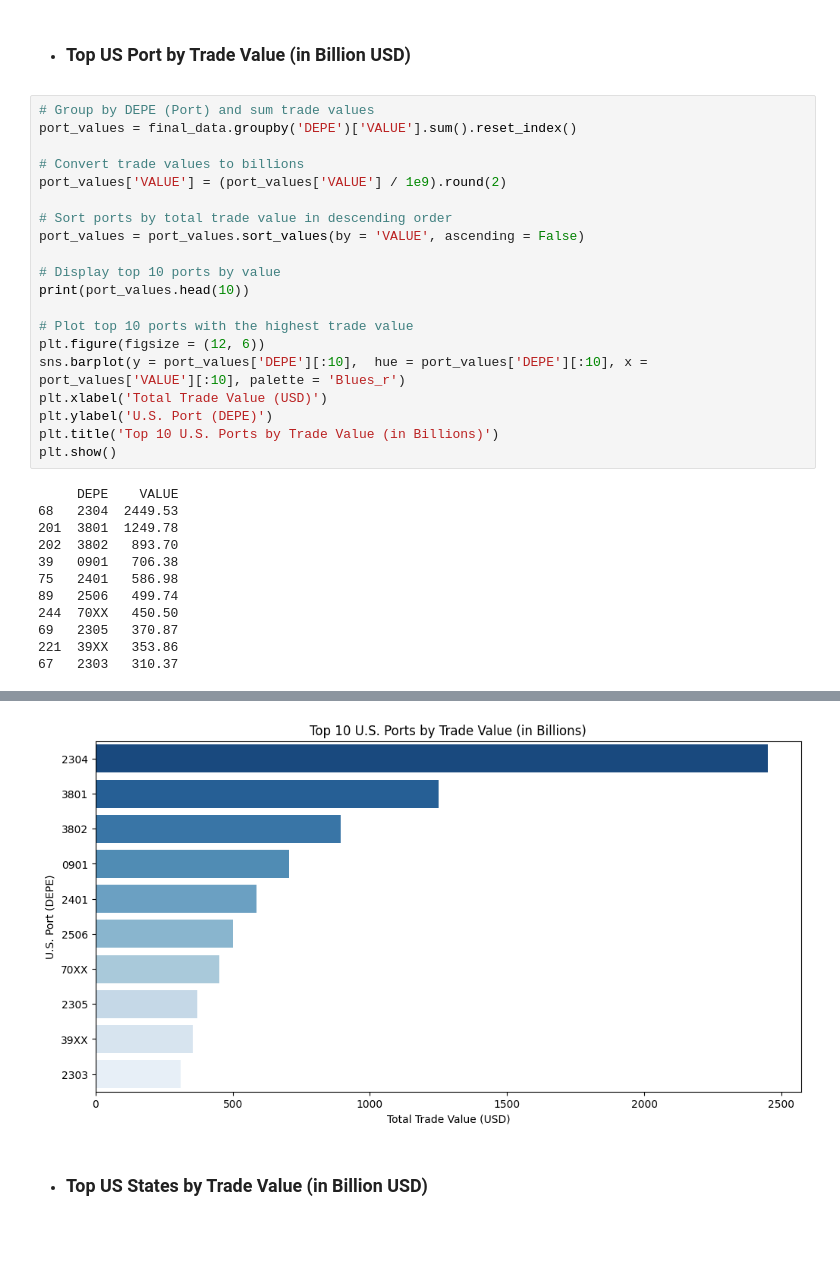
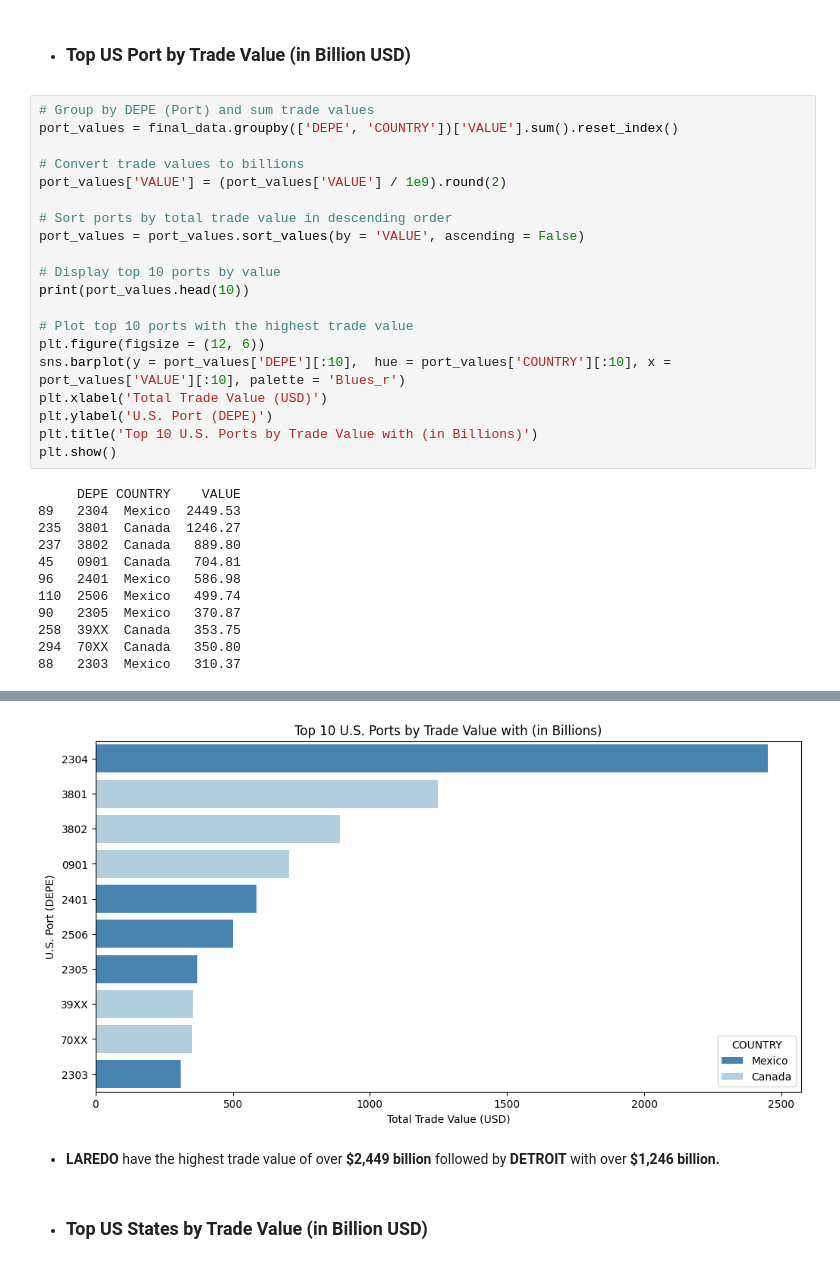
Before and after one commit to matth-adenyo/TransBorder_Freight_Data_Analysis, a Jupyter notebook: Trans-Border Freight Analysis.ipynb, the cells around one changed output, grey strips where cells are left out. Saved outputs shown, nothing was run; the diff lists cells and outputs as text; blank space fills up the shorter version.

```diff
--- a/Trans-Border Freight Analysis.ipynb
+++ b/Trans-Border Freight Analysis.ipynb
@@ -679,43 +679,45 @@ Name: COMMODITY2, dtype: object
 - ### Top US Port by Trade Value (in Billion USD)
 # %%
 # Group by DEPE (Port) and sum trade values
-port_values = final_data.groupby('DEPE')['VALUE'].sum().reset_index()
+port_values = final_data.groupby(['DEPE', 'COUNTRY'])['VALUE'].sum().reset_index()
 
 # Convert trade values to billions
 port_values['VALUE'] = (port_values['VALUE'] / 1e9).round(2)
 
 # Sort ports by total trade value in descending order
 port_values = port_values.sort_values(by = 'VALUE', ascending = False)
 
 # Display top 10 ports by value
 print(port_values.head(10))
 
 # Plot top 10 ports with the highest trade value
 plt.figure(figsize = (12, 6))
-sns.barplot(y = port_values['DEPE'][:10],  hue = port_values['DEPE'][:10], x = port_values['VALUE'][:10], palette = 'Blues_r')
+sns.barplot(y = port_values['DEPE'][:10],  hue = port_values['COUNTRY'][:10], x = port_values['VALUE'][:10], palette = 'Blues_r')
 plt.xlabel('Total Trade Value (USD)')
 plt.ylabel('U.S. Port (DEPE)')
-plt.title('Top 10 U.S. Ports by Trade Value (in Billions)')
+plt.title('Top 10 U.S. Ports by Trade Value with (in Billions)')
 plt.show()
 # %% [output]
-     DEPE    VALUE
-68   2304  2449.53
-201  3801  1249.78
-202  3802   893.70
-39   0901   706.38
-75   2401   586.98
-89   2506   499.74
-244  70XX   450.50
-69   2305   370.87
-221  39XX   353.86
-67   2303   310.37
+     DEPE COUNTRY    VALUE
+89   2304  Mexico  2449.53
+235  3801  Canada  1246.27
+237  3802  Canada   889.80
+45   0901  Canada   704.81
+96   2401  Mexico   586.98
+110  2506  Mexico   499.74
+90   2305  Mexico   370.87
+258  39XX  Canada   353.75
+294  70XX  Canada   350.80
+88   2303  Mexico   310.37
 [interactive output not drawn]
 [interactive output not drawn]
 [interactive output not drawn]
 [interactive output not drawn]
 [interactive output not drawn]
 [interactive output not drawn]
-[figure, old version]
+[figure, new version]
+# %% [markdown]
+- **LAREDO** have the highest trade value of over **\$2,449 billion** followed by **DETROIT** with over **\$1,246 billion.**
 # %% [markdown]
 - ### Top US States by Trade Value (in Billion USD)
 # %%
```
Also changed, not shown: parts of 11 cells of this notebook.
